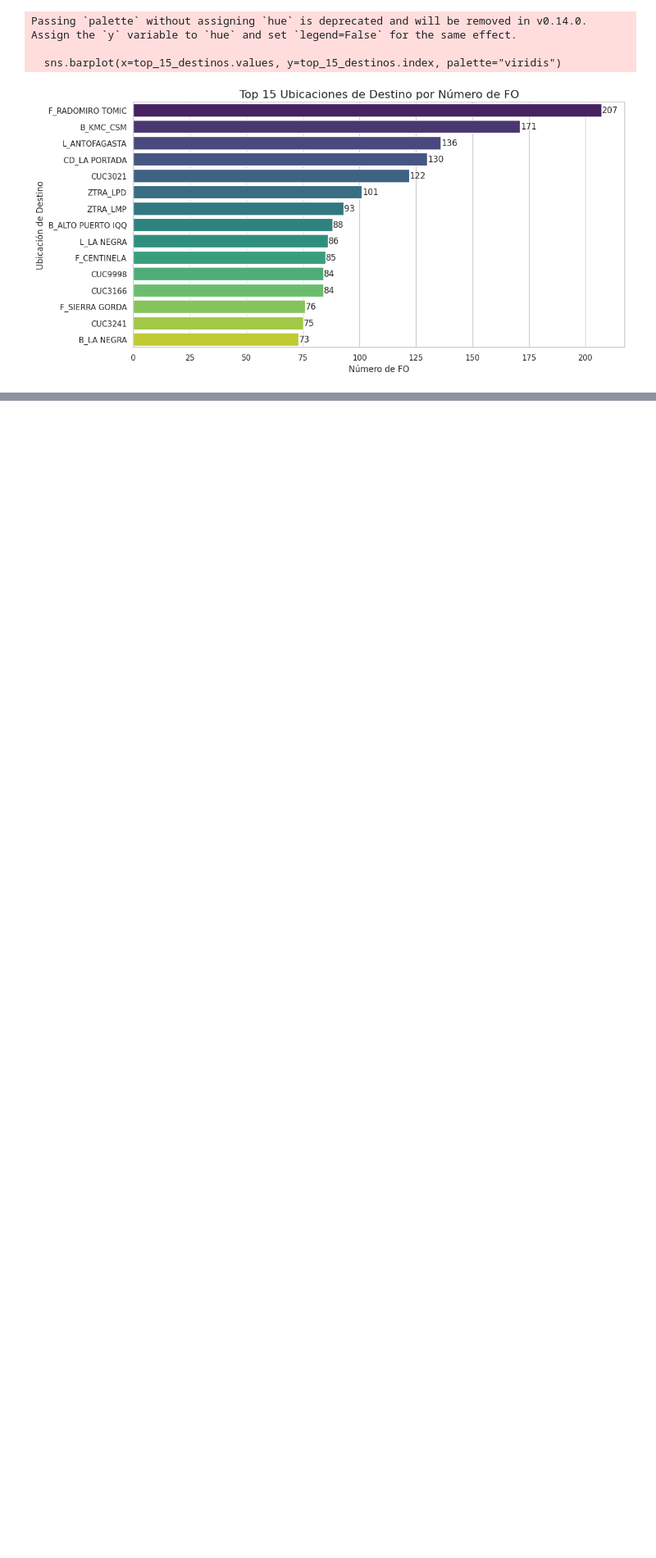
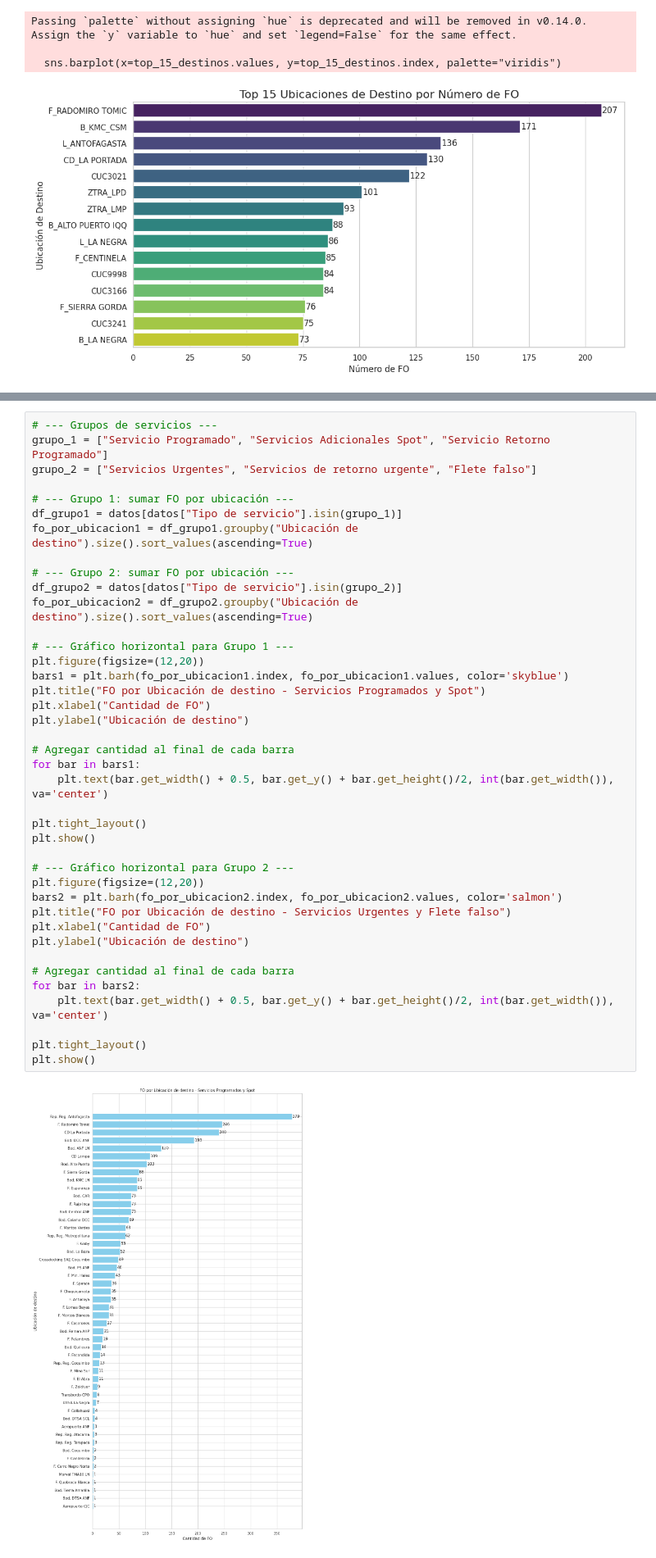
Before and after one commit to REVOLUTTION/Promedio_FO, a Jupyter notebook: FO_May_Jun_Jul.ipynb, the cells around one changed output, grey strips where cells are left out. Shown at 82% size. Cells and saved outputs as stored; diff of their text form; blank space fills up the shorter version.

```diff
--- a/FO_May_Jun_Jul.ipynb
+++ b/FO_May_Jun_Jul.ipynb
@@ -596,0 +736,42 @@ Passing `palette` without assigning `hue` is deprecated and will be removed in v
+# %%
+# --- Grupos de servicios ---
+grupo_1 = ["Servicio Programado", "Servicios Adicionales Spot", "Servicio Retorno Programado"]
+grupo_2 = ["Servicios Urgentes", "Servicios de retorno urgente", "Flete falso"]
+
+# --- Grupo 1: sumar FO por ubicación ---
+df_grupo1 = datos[datos["Tipo de servicio"].isin(grupo_1)]
+fo_por_ubicacion1 = df_grupo1.groupby("Ubicación de destino").size().sort_values(ascending=True)
+
+# --- Grupo 2: sumar FO por ubicación ---
+df_grupo2 = datos[datos["Tipo de servicio"].isin(grupo_2)]
+fo_por_ubicacion2 = df_grupo2.groupby("Ubicación de destino").size().sort_values(ascending=True)
+
+# --- Gráfico horizontal para Grupo 1 ---
+plt.figure(figsize=(12,20))
+bars1 = plt.barh(fo_por_ubicacion1.index, fo_por_ubicacion1.values, color='skyblue')
+plt.title("FO por Ubicación de destino - Servicios Programados y Spot")
+plt.xlabel("Cantidad de FO")
+plt.ylabel("Ubicación de destino")
+
+# Agregar cantidad al final de cada barra
+for bar in bars1:
+    plt.text(bar.get_width() + 0.5, bar.get_y() + bar.get_height()/2, int(bar.get_width()), va='center')
+
+plt.tight_layout()
+plt.show()
+
+# --- Gráfico horizontal para Grupo 2 ---
+plt.figure(figsize=(12,20))
+bars2 = plt.barh(fo_por_ubicacion2.index, fo_por_ubicacion2.values, color='salmon')
+plt.title("FO por Ubicación de destino - Servicios Urgentes y Flete falso")
+plt.xlabel("Cantidad de FO")
+plt.ylabel("Ubicación de destino")
+
+# Agregar cantidad al final de cada barra
+for bar in bars2:
+    plt.text(bar.get_width() + 0.5, bar.get_y() + bar.get_height()/2, int(bar.get_width()), va='center')
+
+plt.tight_layout()
+plt.show()
+# %% [output]
+[figure, added]
```
Also changed, not shown: parts of 8 cells of this notebook.
